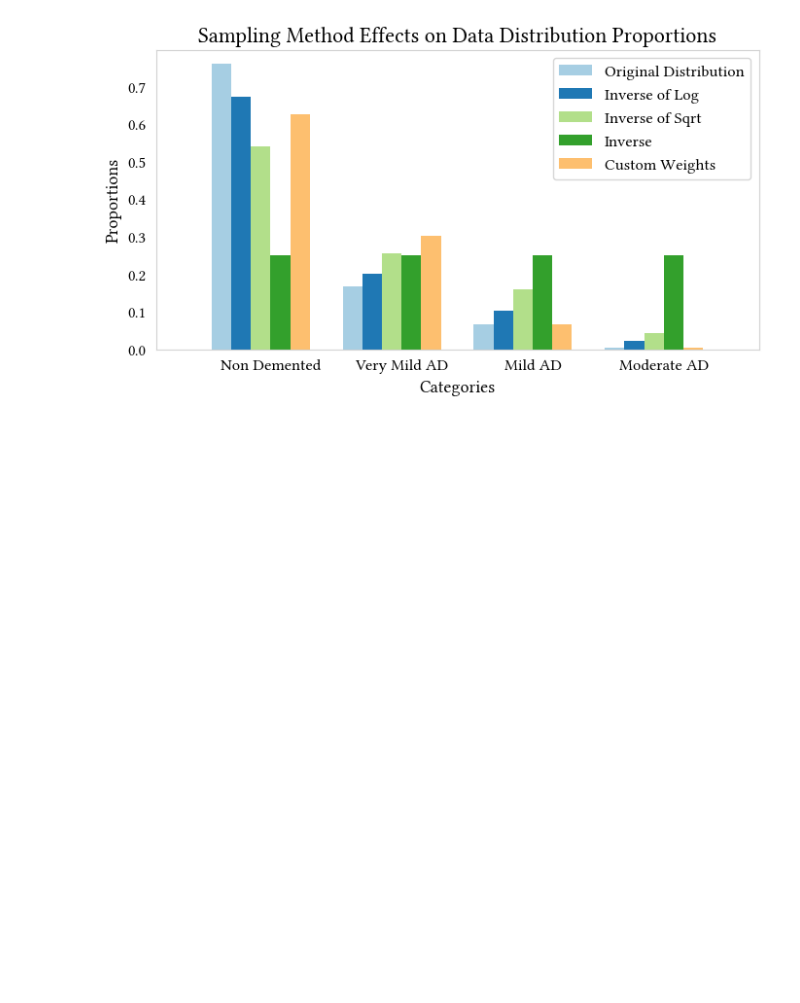
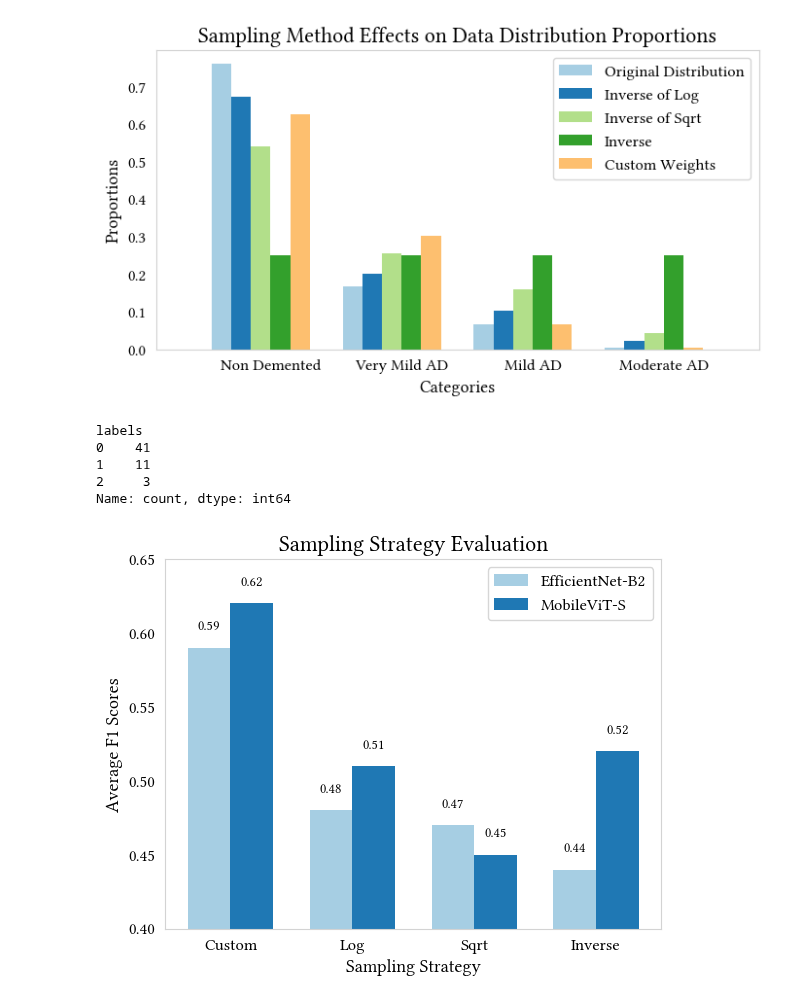
Before and after one commit to HenriSmidt/Alzheimer_Detection, a Jupyter notebook: scratchpad.ipynb, the cells around one changed output. Saved outputs shown, nothing was run; the diff lists cells and outputs as text; code cells hidden in the pictures; blank space fills up the shorter version.

```diff
--- a/scratchpad.ipynb
+++ b/scratchpad.ipynb
@@ -2024,3 +2024,65 @@ for iteration in range(len(methods_appearance_order) + 1):
 [figure]
 [figure]
 [figure]
+# %%
+import pandas as pd
+
+# Load the CSV file into a DataFrame
+df = pd.read_csv('csvs/MobileVit_predictions.csv')
+
+# Count the occurrences of each unique element in the "labels" column
+label_counts = df['labels'].value_counts()
+
+# Print the counts
+print(label_counts)
+# %% [output]
+labels
+0    41
+1    11
+2     3
+Name: count, dtype: int64
+# %%
+import matplotlib.pyplot as plt
+import numpy as np
+from utils import set_plot_style
+set_plot_style()
+
+# Data
+sampling_strategies = ['Custom', 'Log', 'Sqrt', 'Inverse']
+efficientnet_b2 = [0.59, 0.48, 0.47, 0.44]
+mobilevit_s = [0.62, 0.51, 0.45, 0.52]
+
+# Creating a bar width
+bar_width = 0.35
+index = np.arange(len(sampling_strategies))
+
+# Plotting
+fig, ax = plt.subplots()
+bar1 = ax.bar(index, efficientnet_b2, bar_width, label='EfficientNet-B2')
+bar2 = ax.bar(index + bar_width, mobilevit_s, bar_width, label='MobileViT-S')
+
+# Adding labels and title
+ax.set_xlabel('Sampling Strategy')
+ax.set_ylabel('Average F1 Scores')
+ax.set_title('Sampling Strategy Evaluation')
+ax.set_xticks(index + bar_width / 2)
+ax.set_xticklabels(sampling_strategies)
+ax.legend()
+
+# Adding values on top of bars
+for bar in bar1:
+    yval = bar.get_height()
+    ax.text(bar.get_x() + bar.get_width()/2, yval + 0.01, round(yval, 2), ha='center', va='bottom')
+
+for bar in bar2:
+    yval = bar.get_height()
+    ax.text(bar.get_x() + bar.get_width()/2, yval + 0.01, round(yval, 2), ha='center', va='bottom')
+
+# Zooming in on relevant range of values
+ax.set_ylim(0.4, 0.65)
+
+plt.savefig('plots/sampling_strategy_evaluation.pdf', bbox_inches='tight', format='pdf')
+# Show plot
+plt.show()
+# %% [output]
+[figure, added]
```
Also changed, not shown: parts of 1 cell of this notebook, 1 other file.
